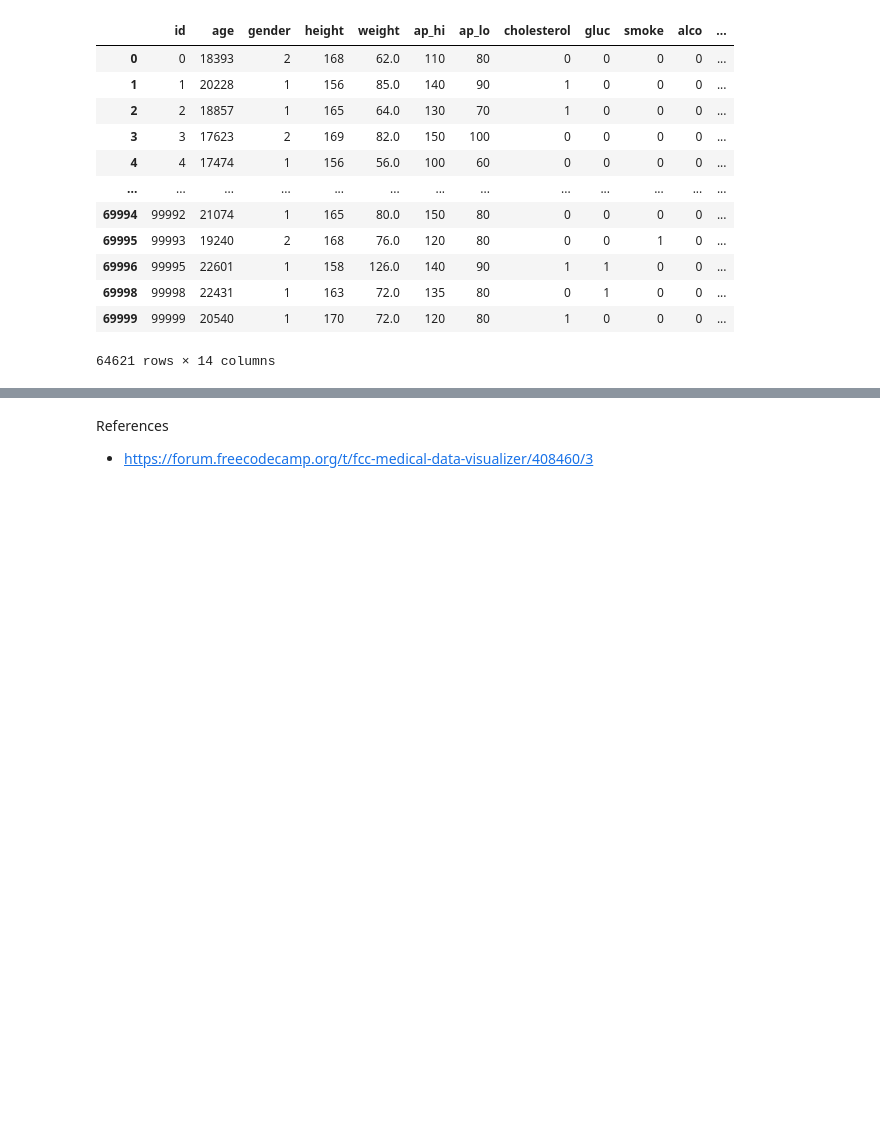
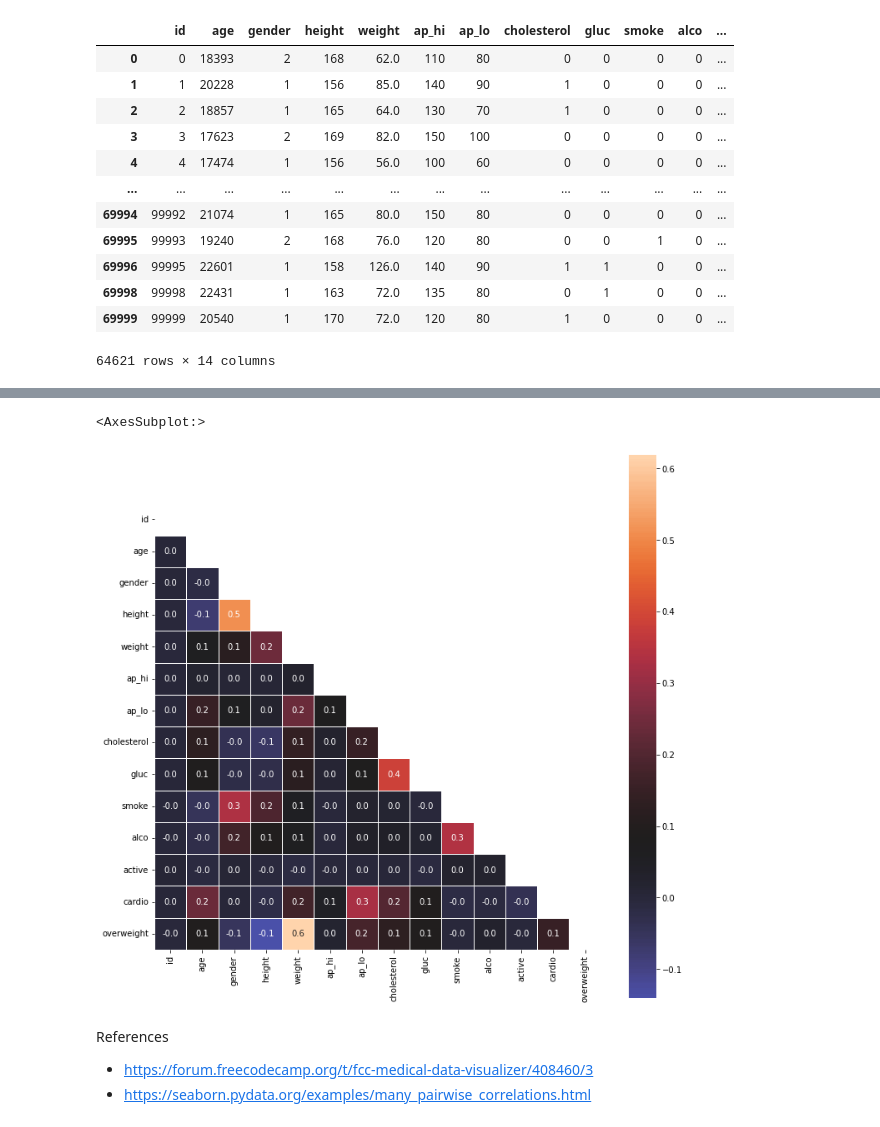
Before and after one commit to NicoWright/FreeCodeCamp, a Jupyter notebook: medical-data-visualizer/medical_data_visualizer.ipynb, the cells around one changed output, grey strips where cells are left out. Cells and saved outputs as stored; diff of their text form; code cells hidden in the pictures; blank space fills up the shorter version.

```diff
--- a/medical-data-visualizer/medical_data_visualizer.ipynb
+++ b/medical-data-visualizer/medical_data_visualizer.ipynb
@@ -30,6 +30,9 @@ df.replace({
     'cholesterol':{1:0, 2:1, 3:1},
     'gluc':{1:0, 2:1, 3:1}
     }, inplace=True)
+# %%
+df['cholesterol'].replace({1:0, 2:1, 3:1}, inplace=True)
+df['gluc'].replace({1:0, 2:1, 3:1}, inplace=True)
 # %%
 df.head()
 # %% [output]
@@ -142,4 +145,5 @@ df_heat
 64621 rows × 14 columns
 # %%
 # Calculate the correlation matrix
-corr = None
+corr = df_heat.corr()
+corr
@@ -146,3 +166,3 @@ corr = None
 # %%
 # Generate a mask for the upper triangle
-mask = None
+mask = np.triu(np.ones_like(corr, dtype=bool))
@@ -154,3 +169,11 @@ fig, ax = None
+# %%
+# Set up the matplotlib figure
+fig, ax = plt.subplots(figsize=(12,12))
+sns.heatmap(corr, linewidths=1, mask=mask, square=True, annot=True, fmt='.1f', center=0.08)
+# %% [output]
+<AxesSubplot:>
+[figure, added]
 # %% [markdown]
 References
 - https://forum.freecodecamp.org/t/fcc-medical-data-visualizer/408460/3
+- https://seaborn.pydata.org/examples/many_pairwise_correlations.html
```
Also changed, not shown: parts of 3 cells of this notebook, 1 other file.
